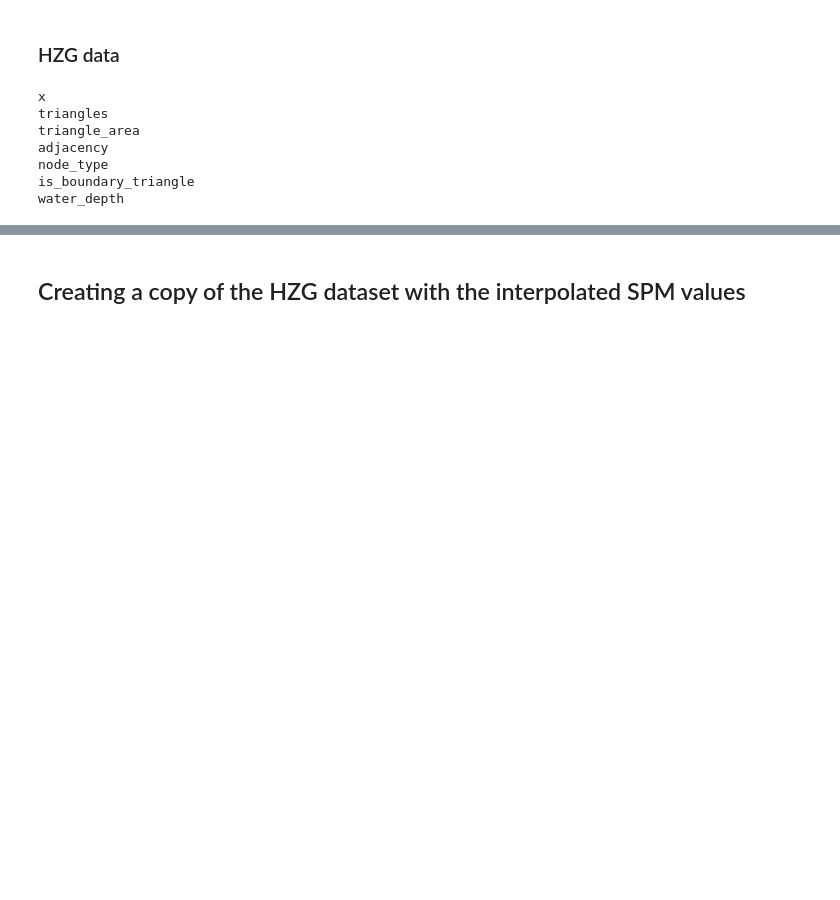
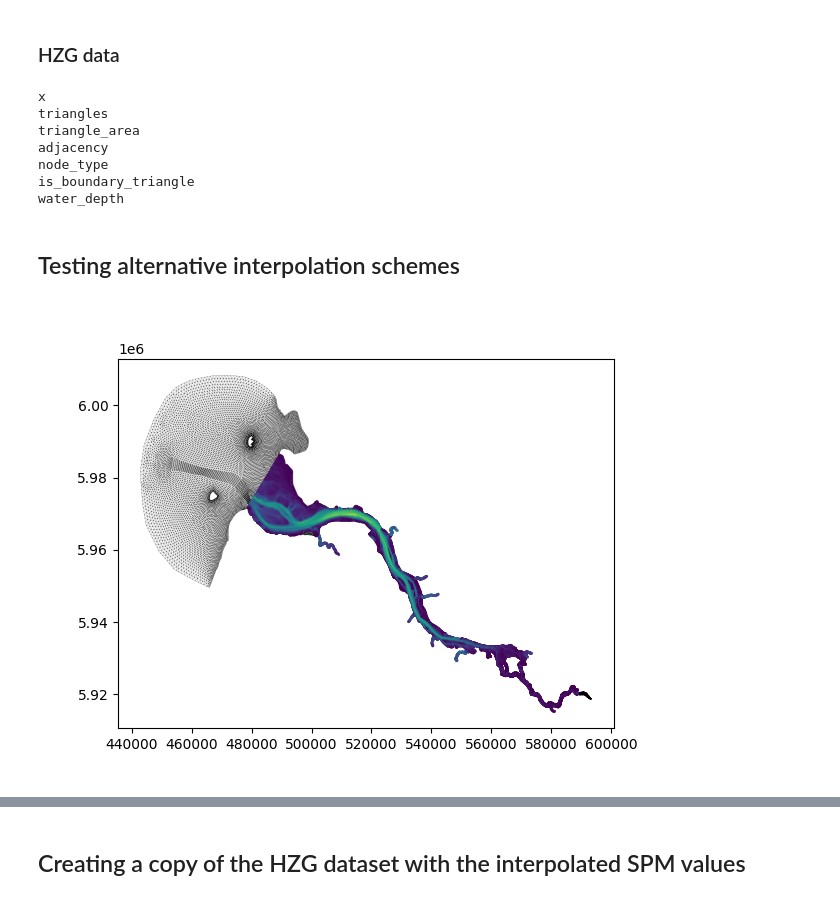
Before and after one commit to 465b/oceantracker, a Jupyter notebook: experiments/auxiliaries/adding_baw_turbidity_to_hzg_dataset/adding_baw_turbidity_as_classes_to_hzg_dataset.ipynb, the cells around one changed output, grey strips where cells are left out. Saved outputs shown, nothing was run; the diff lists cells and outputs as text; code cells hidden in the pictures; blank space fills up the shorter version.

```diff
--- a/experiments/auxiliaries/adding_baw_turbidity_to_hzg_dataset/adding_baw_turbidity_as_classes_to_hzg_dataset.ipynb
+++ b/experiments/auxiliaries/adding_baw_turbidity_to_hzg_dataset/adding_baw_turbidity_as_classes_to_hzg_dataset.ipynb
@@ -13,7 +13,7 @@ import matplotlib.tri as tri
 # %% [markdown]
 ### BAW data
 # %%
-baw = Dataset('/scratch/local1/baw/f.AZHel_FT_REF.2D.cut.nc', 'r')
+baw = Dataset('/scratch/local1/spm/f.IZHel_u09_024_val2_netcdf.2D.cut.nc', 'r')
 # %%
 _ = [print(item) for item in baw.variables.keys()]
 # %% [output]
@@ -47,2 +108,15 @@ filling on, default _FillValue of  used
+# %%
+# read baw_spm_slices pickle
+import pickle
+with open('baw_spm_slices.pickle', 'rb') as f:
+    baw_spm_slices = pickle.load(f)
 # %%
-[print(''.join([byte.decode('utf-8') for byte in baw.variables['Mesh2_Schwebstoffklassen_2d'][ii].data])) for ii in range(6)]
+# [print(''.join([byte.decode('utf-8') for byte in baw.variables['Mesh2_Schwebstoffklassen_2d'][ii].data])) for ii in range(6)]
+classes = ['sum_of_all_classes','very_fine_silt','fine_silt','medium_silt','coarse_silt','very_fine_sand']
+months = ['Jan','Feb','Mar','Apr','May','Jun','Jul','Aug','Sep','Oct','Nov','Dec']
+
+spm = {}
+for ii in range(6):
+    spm[classes[ii]] = {}
+    for jj in range(len(months)):
+        spm[classes[ii]][months[jj]] = baw_spm_slices[jj,ii,:]
@@ -62,9 +122,0 @@ baw_spm = baw.variables['Mesh2_face_Schwebstoffgehalt_2d']
-# %%
-spm = {
-    'sum_of_all_classes': baw_spm[:, 0, 0],
-    'very_fine_silt': baw_spm[:, 1, 0],
-    'fine_silt': baw_spm[:, 2, 0],
-    'medium_silt': baw_spm[:, 3, 0],
-    'coarse_silt': baw_spm[:, 4, 0],
-    'very_fine_sand': baw_spm[:, 5, 0]
-}
@@ -88,3 +145,15 @@ hzg_node_x = hzg.variables['x'][:,0]
 hzg_node_y = hzg.variables['x'][:,1]
 
 hzg_tri = hzg.variables['triangles'][:]
+# %% [markdown]
+## Testing alternative interpolation schemes
+# %%
+%matplotlib widget
+# plot hzg tri plot
+plt.figure()
+plt.triplot(hzg_node_x, hzg_node_y, hzg_tri, c='k', linewidth=0.1)
+# baw
+plt.scatter(baw_face_x, baw_face_y, s=1, c=spm['sum_of_all_classes']['Jan'],alpha=0.5)
+plt.show()
+# %% [output]
+[figure, added]
```
Also changed, not shown: parts of 19 cells of this notebook, 5 other files.
